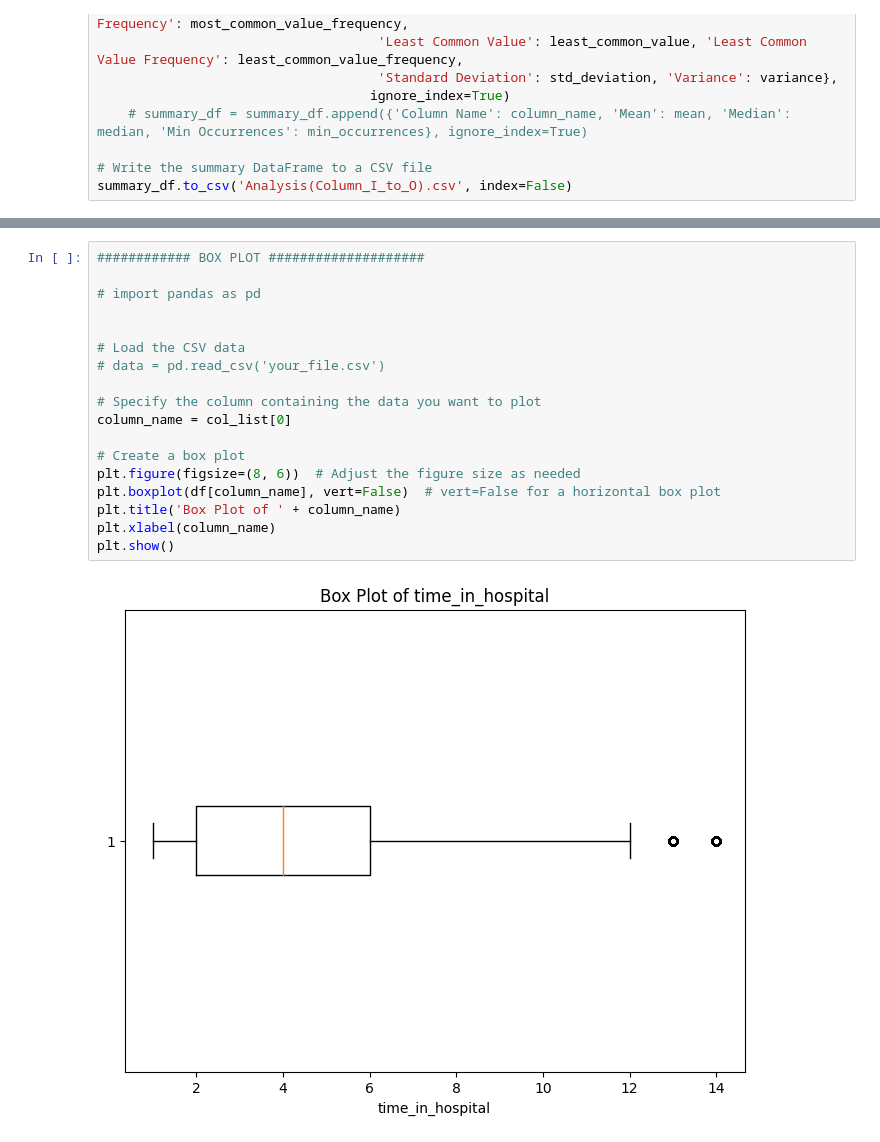
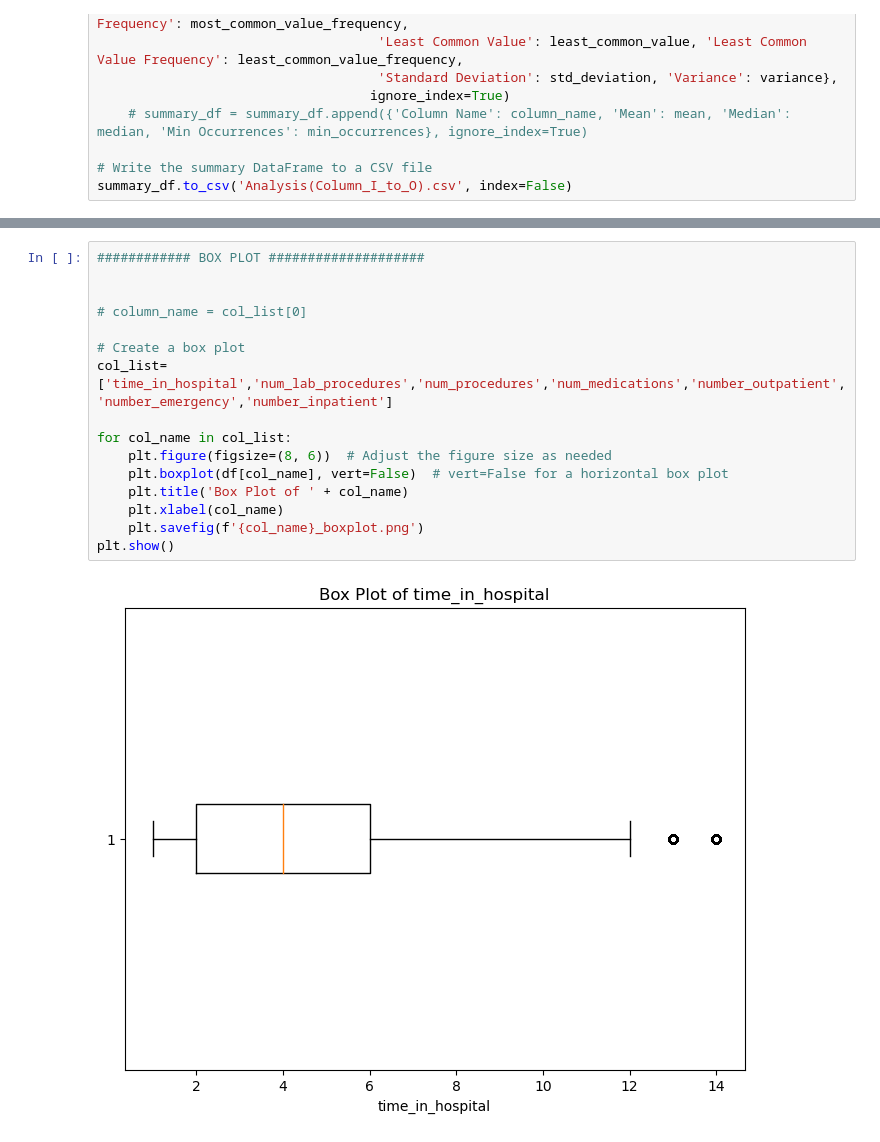
Before and after one commit to N4m4n/Data_Science_Project, a Jupyter notebook: Col_'I'_to_'O'.ipynb, the cells around one changed output, grey strips where cells are left out. Saved outputs shown, nothing was run; the diff lists cells and outputs as text.

Commit message:
plots added

```diff
--- a/Col_'I'_to_'O'.ipynb
+++ b/Col_'I'_to_'O'.ipynb
@@ -91,20 +110,18 @@ data.to_csv('cleaned_data.csv', index=False)
 # %%
 ############ BOX PLOT ####################
 
-# import pandas as pd
 
-
-# Load the CSV data
-# data = pd.read_csv('your_file.csv')
-
-# Specify the column containing the data you want to plot
-column_name = col_list[0]
+# column_name = col_list[0]
 
 # Create a box plot
-plt.figure(figsize=(8, 6))  # Adjust the figure size as needed
-plt.boxplot(df[column_name], vert=False)  # vert=False for a horizontal box plot
-plt.title('Box Plot of ' + column_name)
-plt.xlabel(column_name)
+col_list=['time_in_hospital','num_lab_procedures','num_procedures','num_medications','number_outpatient','number_emergency','number_inpatient']
+
+for col_name in col_list:
+    plt.figure(figsize=(8, 6))  # Adjust the figure size as needed
+    plt.boxplot(df[col_name], vert=False)  # vert=False for a horizontal box plot
+    plt.title('Box Plot of ' + col_name)
+    plt.xlabel(col_name)
+    plt.savefig(f'{col_name}_boxplot.png')
 plt.show()
 # %% [output]
-[figure, old version]
+[figure, new version]
```
Also changed, not shown: parts of 2 cells of this notebook, 8 other files.
